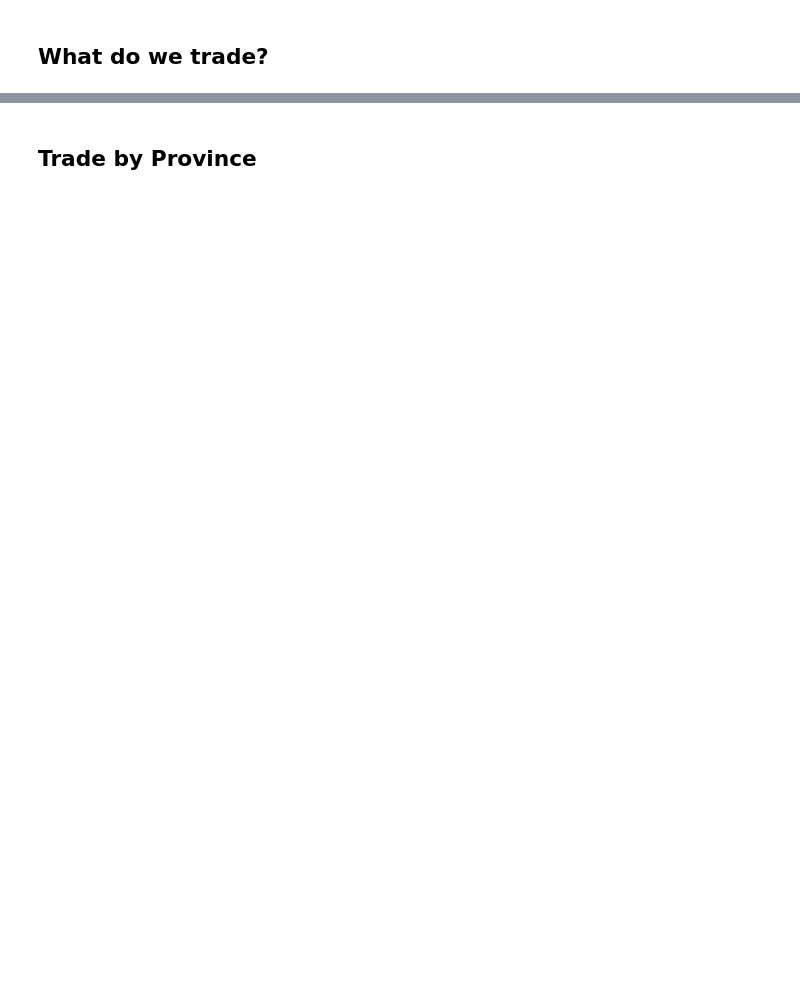
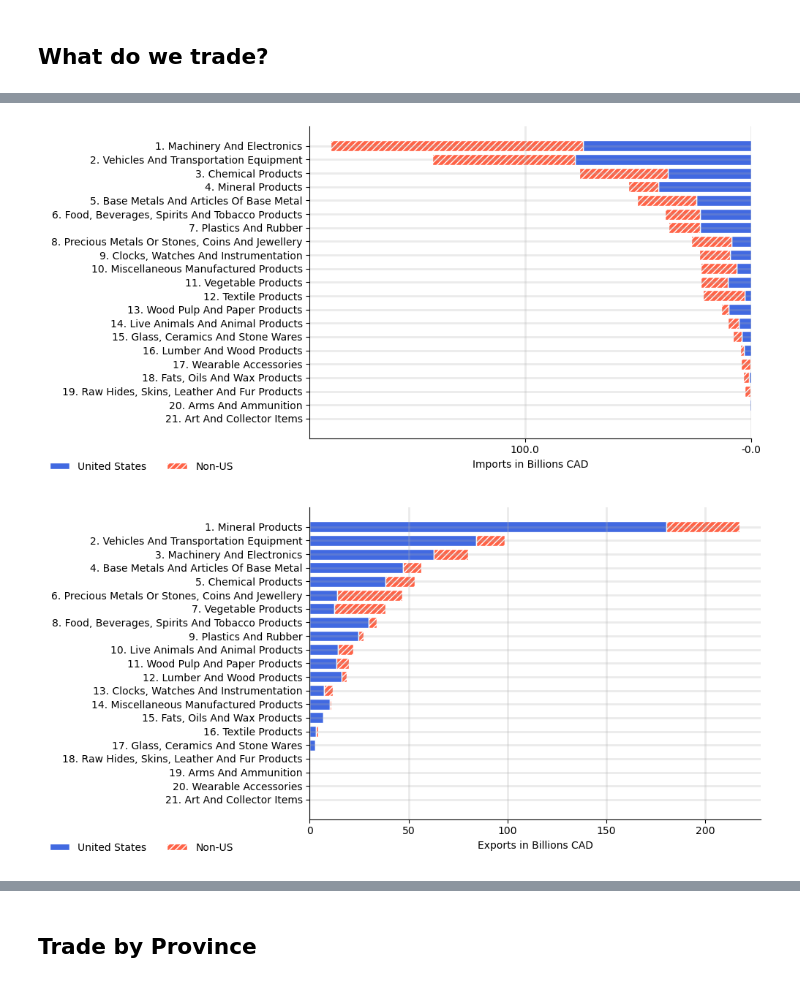
Before and after one commit to qcx201/CAtrade, a Jupyter notebook: src/03-desc.ipynb, the cells around one changed output, grey strips where cells are left out. Cells and saved outputs as stored; diff of their text form; code cells hidden in the pictures; blank space fills up the shorter version.

```diff
--- a/src/03-desc.ipynb
+++ b/src/03-desc.ipynb
@@ -381,3 +379,56 @@ prods
+# %%
+secs = prods.pivot_table(index=['year', 'sec'], values=prods.columns, aggfunc='sum')
+
+for year, sdy in secs.groupby('year'):
+    continue
+
+for col in ['imports', 'exports']:
+
+    fig, ax = plt.subplots(figsize=(10, 5))
+
+    ascending = True if col=='imports' else False
+    sdy = sdy.sort_values([('Total All Countries', col)], ascending=ascending)
+
+
+    areas = ['United States', 'Non-US']
+    colors = ['royalblue', 'tomato']
+    hatches = ['', '////']
+    left = np.zeros(len(sdy))
+
+    for i, area in enumerate(areas):
+
+        sdf = sdy[area].reset_index()
+
+        sdf['rank'] = range(1, len(sdf)+1)
+        split = sdf['sec'].str.split(' - ')
+        sdf['sector'] = sdf['rank'].astype(str) + '. ' + split.str[-1].str.title()
+
+        x, y = sdf['sector'], sdf[col] / B
+
+        ax.barh(x, y, label=area,
+                color=colors[i], left=left,
+                hatch=hatches[i], edgecolor='white',
+                )
+
+        left += y.to_numpy()
+
+
+    ax.set_xlabel(f'{col.title()} in Billions CAD')
+    fig.gca().invert_yaxis()
+
+    if col == 'imports':
+        xlim = ax.get_xlim()
+        ticks = ax.get_xticks()
+        ax.set_xticks(xticks, -xticks)
+        ax.set_xlim(xlim)
+
+    fig.tight_layout()
+    fig.legend(bbox_to_anchor=(0, 0), ncol=2, loc='lower left', frameon=False)
+
+    plt.show()
+# %% [output]
+[figure, added]
+[figure, added]
 # %%
 # stacked bar graph for US/non-US
 
```
Also changed, not shown: parts of 6 cells of this notebook, 5 other files.
